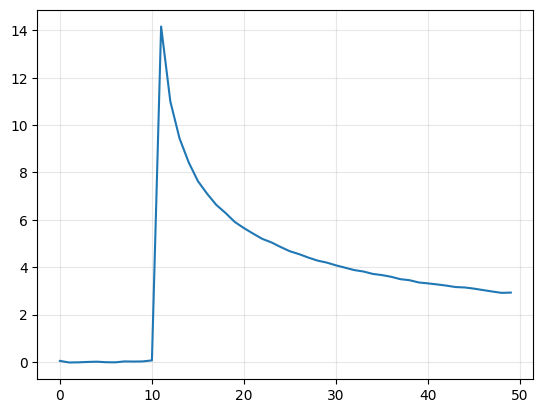
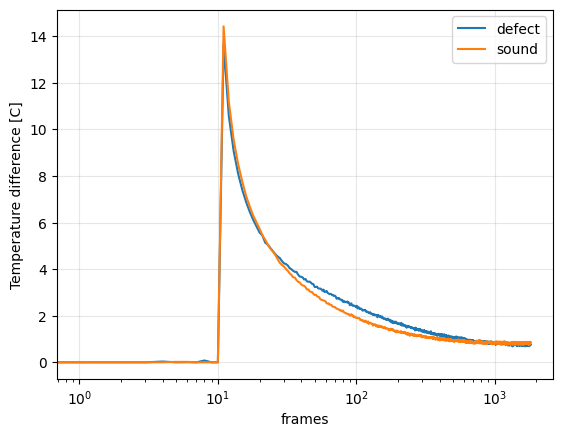
The notebook cell's code change between the first figure and the second:
--- before
+++ after
@@ -1,3 +1,6 @@
-rb_data=np.load("/home/kjaworski/Pulpit/Temporal_thermal_imaging/Open_Source_Dataset/open_source_data_npz_rb_2/R_004.npz",allow_pickle=True)
-plt.plot(rb_data['data'][:50,160,125])
+plt.semilogx(bscan_exp[:,180],label='defect')
+plt.semilogx(bscan_exp[:,100],label='sound')
+plt.xlabel('frames')
+plt.ylabel('Temperature difference [C]')
 plt.grid(alpha=0.3)
+plt.legend()

Commit: reorg